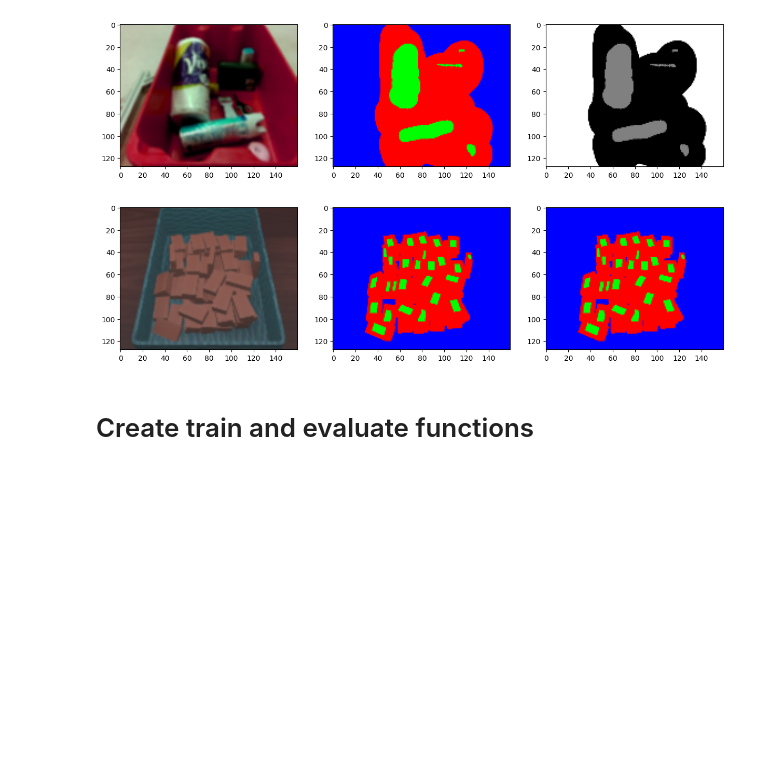
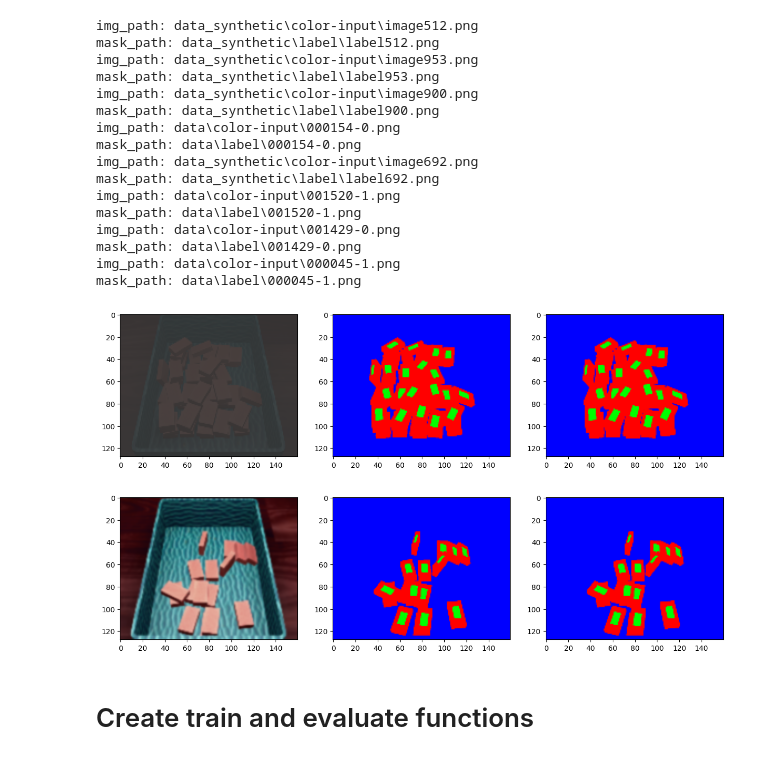
Before and after one commit to knudsen97/master-thesis, a Jupyter notebook: knudsen_test.ipynb, the cells around one changed output. Cells and saved outputs as stored; diff of their text form; code cells hidden in the pictures; blank space fills up the shorter version.

Commit message:
sorted images and masks directories due to labels not matching input

```diff
--- a/knudsen_test.ipynb
+++ b/knudsen_test.ipynb
@@ -27,8 +27,8 @@ class SegNetDataset(Dataset):
         self.transform = transform
         self.transform_augmentations = transform_augmentations
 
-        self.images = os.listdir(os.path.join(data_dir, 'color-input'))
-        self.masks  = os.listdir(os.path.join(data_dir, 'label'))
+        self.images = sorted(os.listdir(os.path.join(data_dir, 'color-input')))
+        self.masks  = sorted(os.listdir(os.path.join(data_dir, 'label')))
 
     def __len__(self):
         return len(self.images)
@@ -47,6 +47,8 @@ class SegNetDataset(Dataset):
     def __getitem__(self, idx):
         img_path    = os.path.join(self.data_dir, 'color-input', self.images[idx])
         mask_path   = os.path.join(self.data_dir, 'label', self.masks[idx])
+        print("img_path:", img_path)
+        print("mask_path:", mask_path)
 
         # Read image and mask
         image = cv2.imread(img_path)
@@ -75,11 +77,6 @@ class SegNetDataset(Dataset):
 
         return image, target_mask, mask
 
-def get_padding(original_size, crop_size):
-    H, W = original_size
-    h, w = crop_size
-    p = (H - h) // 2
-    return p
 
 input_size = (480, 640)
 scaled_size = (128, 160)
@@ -101,35 +98,51 @@ data_syn_dir = 'data_synthetic'
 dataset_real = SegNetDataset(data_dir=data_dir, synthetic=False, transform=transforms, transform_augmentations=transform_augmentations)
 dataset_syn = SegNetDataset(data_dir=data_syn_dir, synthetic=True, transform=transforms, transform_augmentations=transform_augmentations)
 
 # Split dataset into train and test
 real_train_data, real_test_data = data.random_split(dataset_real, [int(len(dataset_real)*0.8), len(dataset_real)-int(len(dataset_real)*0.8)])
 synthetic_train_data, synthetic_test_data = data.random_split(dataset_syn, [int(len(dataset_syn)*0.8), len(dataset_syn)-int(len(dataset_syn)*0.8)])
 
 # Concatenate the datasets
 train_data = data.ConcatDataset([real_train_data, synthetic_train_data])
 test_data  = data.ConcatDataset([real_test_data, synthetic_test_data])
 
 # Create dataloaders
 batch_size = 8
 train_loader = data.DataLoader(train_data, batch_size=batch_size, shuffle=True)
 test_loader  = data.DataLoader(test_data, batch_size=batch_size, shuffle=False)
 
 # Load a test batch
 images, target_mask, masks = next(iter(train_loader))
 
 # Function that plots a sammple of our data
 def create_plot(images, target_masks, masks, n_plots=2, figsize=(15,15)):
     for i in range(n_plots):
       fig, ax = plt.subplots(nrows=1, ncols=3, figsize=figsize)
       ax[0].imshow(images[i])
       ax[1].imshow(target_masks[i])
       ax[2].imshow(masks[i], cmap='gray')
       plt.show()
 
 create_plot(images, target_mask, masks, n_plots=2, figsize=(15,15))
 # %% [output]
+img_path: data_synthetic\color-input\image512.png
+mask_path: data_synthetic\label\label512.png
+img_path: data_synthetic\color-input\image953.png
+mask_path: data_synthetic\label\label953.png
+img_path: data_synthetic\color-input\image900.png
+mask_path: data_synthetic\label\label900.png
+img_path: data\color-input\000154-0.png
+mask_path: data\label\000154-0.png
+img_path: data_synthetic\color-input\image692.png
+mask_path: data_synthetic\label\label692.png
+img_path: data\color-input\001520-1.png
+mask_path: data\label\001520-1.png
+img_path: data\color-input\001429-0.png
+mask_path: data\label\001429-0.png
+img_path: data\color-input\000045-1.png
+mask_path: data\label\000045-1.png
-[figure, old version]
+[figure, new version]
-[figure, old version]
+[figure, new version]
 # %%
 # Find GPU device
 device = torch.device("cuda:0" if torch.cuda.is_available() else "cpu")
```
